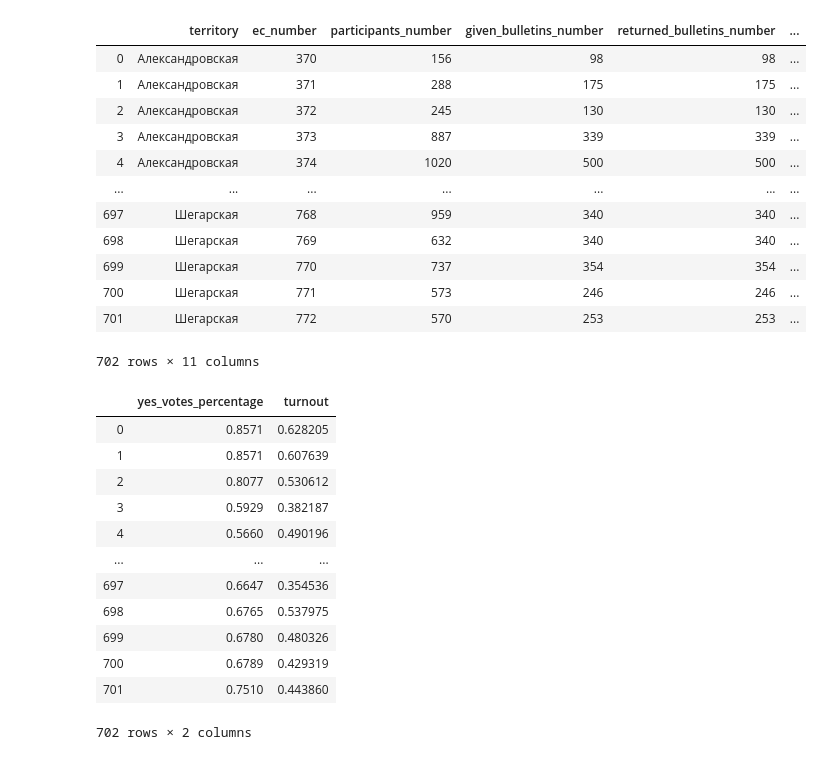
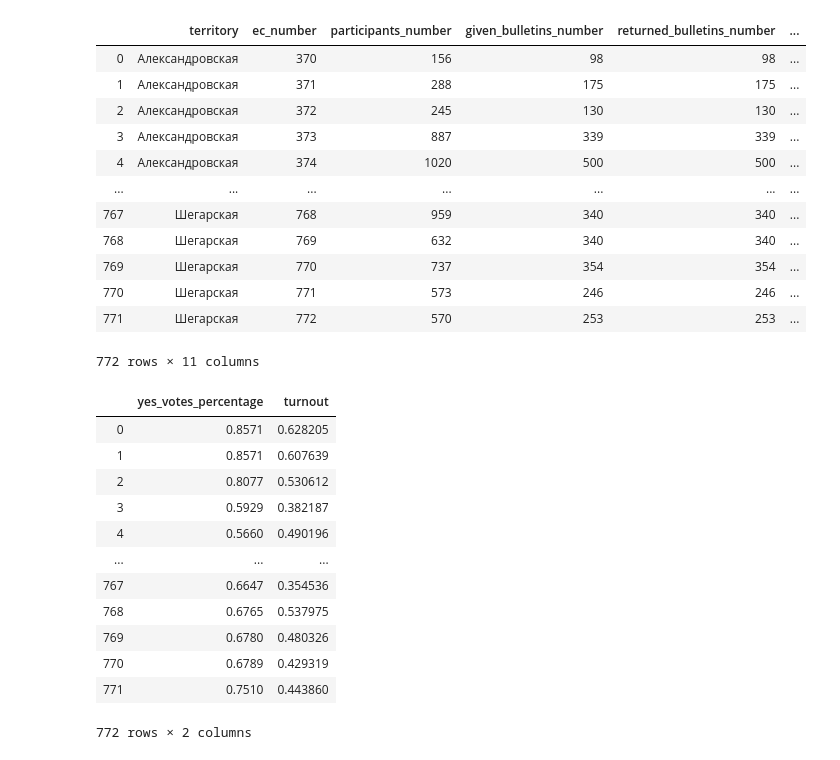
Before and after one commit to ectuser/ConstitutionVoteAnalysis, a Jupyter notebook: Data/Analysis.ipynb, the cells around one changed output. Drawn from its saved outputs; the diff is of its cells as text; code cells hidden in the pictures.

```diff
--- a/Data/Analysis.ipynb
+++ b/Data/Analysis.ipynb
@@ -3,22 +3,22 @@ import pandas as pd
 import matplotlib.pyplot as plt
 from matplotlib.pyplot import figure
 # %%
-data = pd.read_csv('res1.csv')
+data = pd.read_csv('res2.csv')
 data
 # %% [output]
 |  | territory | ec_number | participants_number | given_bulletins_number | returned_bulletins_number | ... |
 | 0 | Александровская | 370 | 156 | 98 | 98 | ... |
 | 1 | Александровская | 371 | 288 | 175 | 175 | ... |
 | 2 | Александровская | 372 | 245 | 130 | 130 | ... |
 | 3 | Александровская | 373 | 887 | 339 | 339 | ... |
 | 4 | Александровская | 374 | 1020 | 500 | 500 | ... |
 | ... | ... | ... | ... | ... | ... | ... |
-| 697 | Шегарская | 768 | 959 | 340 | 340 | ... |
-| 698 | Шегарская | 769 | 632 | 340 | 340 | ... |
-| 699 | Шегарская | 770 | 737 | 354 | 354 | ... |
-| 700 | Шегарская | 771 | 573 | 246 | 246 | ... |
-| 701 | Шегарская | 772 | 570 | 253 | 253 | ... |
+| 767 | Шегарская | 768 | 959 | 340 | 340 | ... |
+| 768 | Шегарская | 769 | 632 | 340 | 340 | ... |
+| 769 | Шегарская | 770 | 737 | 354 | 354 | ... |
+| 770 | Шегарская | 771 | 573 | 246 | 246 | ... |
+| 771 | Шегарская | 772 | 570 | 253 | 253 | ... |
-702 rows × 11 columns
+772 rows × 11 columns
 # %%
 data['yes_votes_percentage'] = data['yes_votes_percentage'].astype(float)
 data['yes_votes_percentage'] = data['yes_votes_percentage'].div(100)
@@ -36,11 +36,11 @@ data[['yes_votes_percentage', 'turnout']]
 | 3 | 0.5929 | 0.382187 |
 | 4 | 0.5660 | 0.490196 |
 | ... | ... | ... |
-| 697 | 0.6647 | 0.354536 |
-| 698 | 0.6765 | 0.537975 |
-| 699 | 0.6780 | 0.480326 |
-| 700 | 0.6789 | 0.429319 |
-| 701 | 0.7510 | 0.443860 |
+| 767 | 0.6647 | 0.354536 |
+| 768 | 0.6765 | 0.537975 |
+| 769 | 0.6780 | 0.480326 |
+| 770 | 0.6789 | 0.429319 |
+| 771 | 0.7510 | 0.443860 |
-702 rows × 2 columns
+772 rows × 2 columns
 # %%
 # new_data = data.loc[data['territory'] == 'Томск, Ленинская']
```
Also changed, not shown: parts of 4 cells of this notebook, 2 other files.
